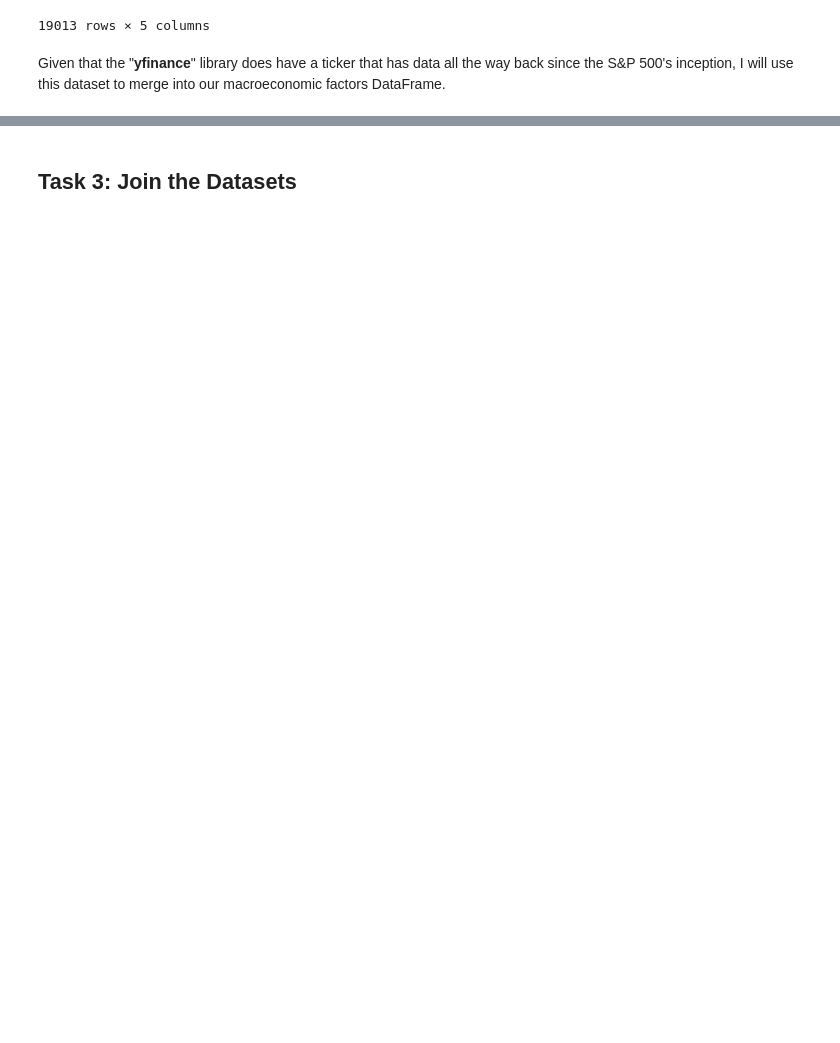
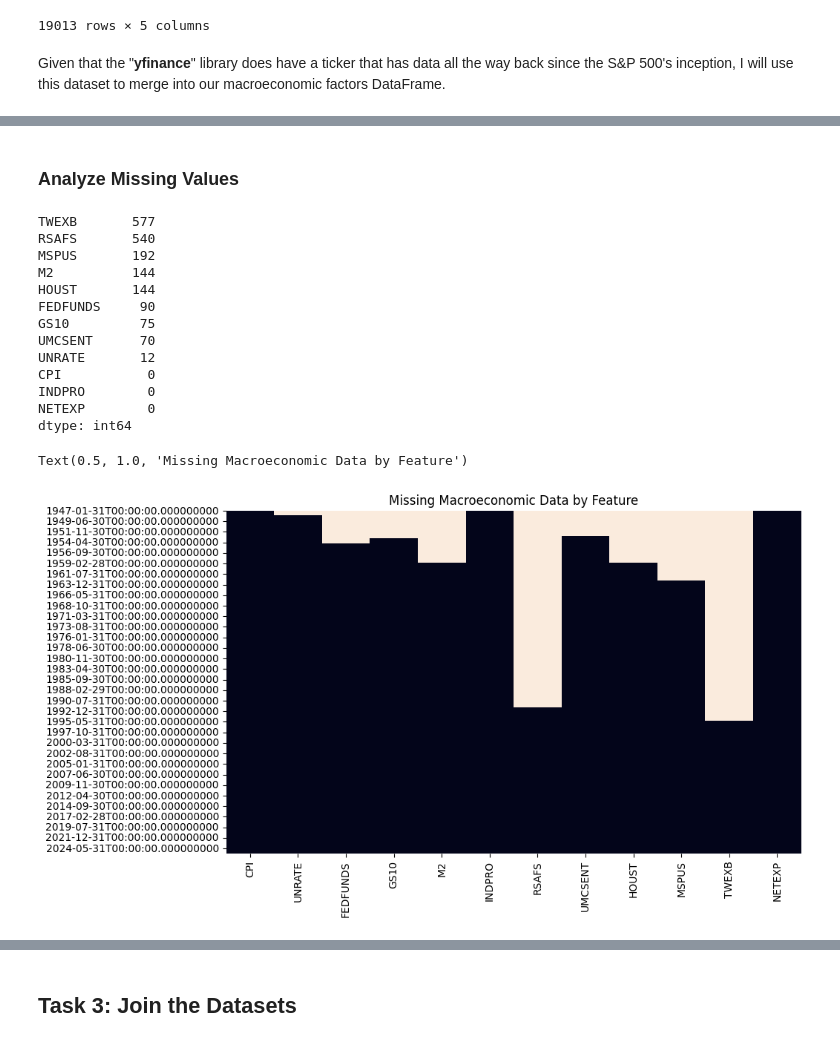
Before and after one commit to Naknak360/macroeconomic_predictor, a Jupyter notebook: Macroeconomic Predictor.ipynb, the cells around one changed output, grey strips where cells are left out. Drawn from its saved outputs; the diff is of its cells as text; code cells hidden in the pictures; blank space fills up the shorter version.

```diff
--- a/Macroeconomic Predictor.ipynb
+++ b/Macroeconomic Predictor.ipynb
@@ -179,0 +251,27 @@ Fetching NationalActivityIndex (CFNAI)...
+# %% [markdown]
+### Analyze Missing Values
+# %%
+# Count missing values
+missing = fred_df.isnull().sum().sort_values(ascending=False)
+print(missing)
+
+# Visualize missing values
+plt.figure(figsize=(10, 6))
+sns.heatmap(fred_df.isnull(), cbar=False)
+plt.title("Missing Macroeconomic Data by Feature")
+# %% [output]
+TWEXB       577
+RSAFS       540
+MSPUS       192
+M2          144
+HOUST       144
+FEDFUNDS     90
+GS10         75
+UMCSENT      70
+UNRATE       12
+CPI           0
+INDPRO        0
+NETEXP        0
+dtype: int64
+Text(0.5, 1.0, 'Missing Macroeconomic Data by Feature')
+[figure, added]
```
Also changed, not shown: parts of 44 cells of this notebook.
